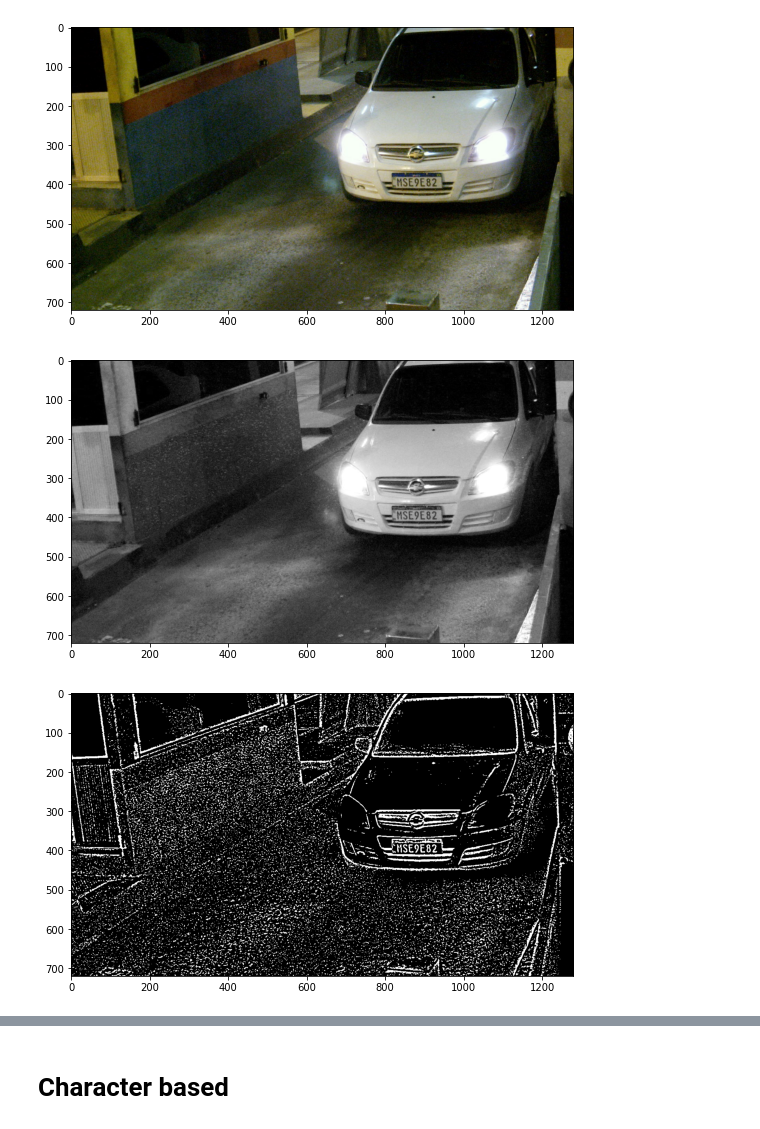
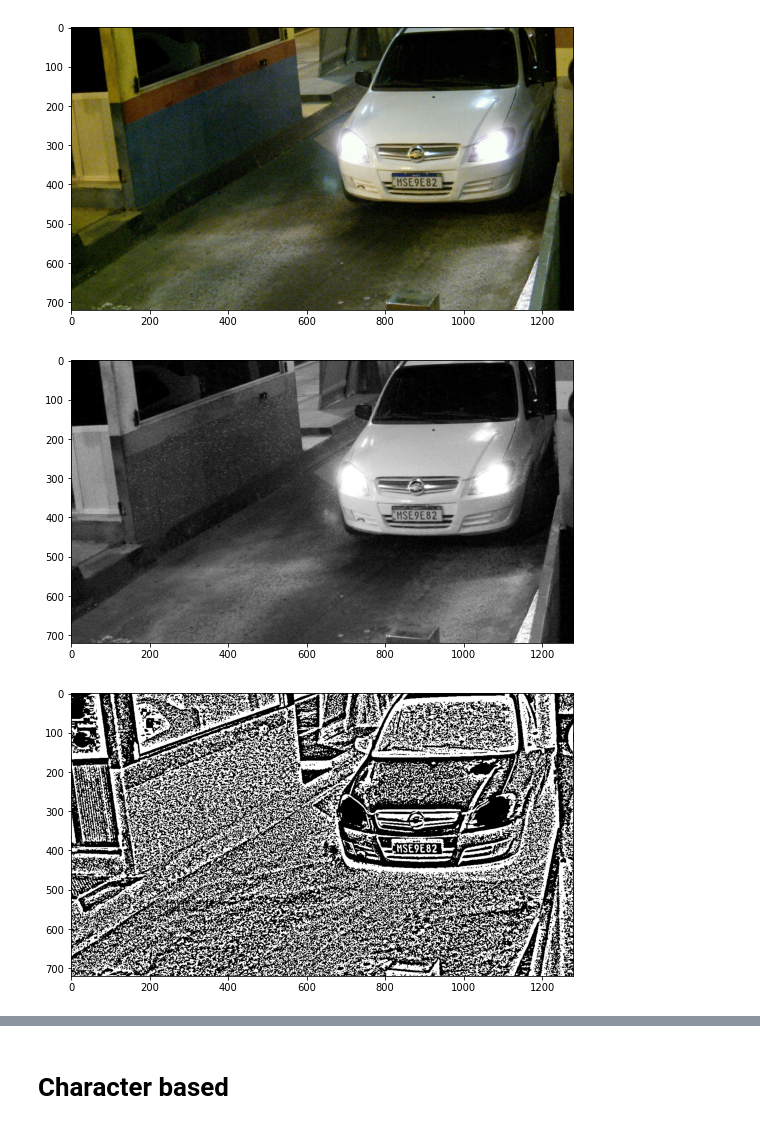
Before and after one commit to thanhlam104/LPR, a Jupyter notebook: visual.ipynb, the cells around one changed output, grey strips where cells are left out. Cells and saved outputs as stored; diff of their text form; code cells hidden in the pictures.

```diff
--- a/visual.ipynb
+++ b/visual.ipynb
@@ -21,12 +21,12 @@ plot_img(img)
 # %% [output]
 [figure]
 # %%
-img_gray_scale, img_thresh = Preprocess.preprocess(img, 19, 9)
+img_gray_scale, img_thresh = Preprocess.preprocess(img, 39, 1)
 plot_img(img_gray_scale)
 plot_img(img_thresh)
 # %% [output]
 [figure]
-[figure, old version]
+[figure, new version]
 # %%
 list_possible_chars = DetectPlates.find_possible_chars(img_thresh)
 imgContours = np.zeros((height, width, 3), np.uint8)
```
Also changed, not shown: parts of 7 cells of this notebook, 4 other files.
